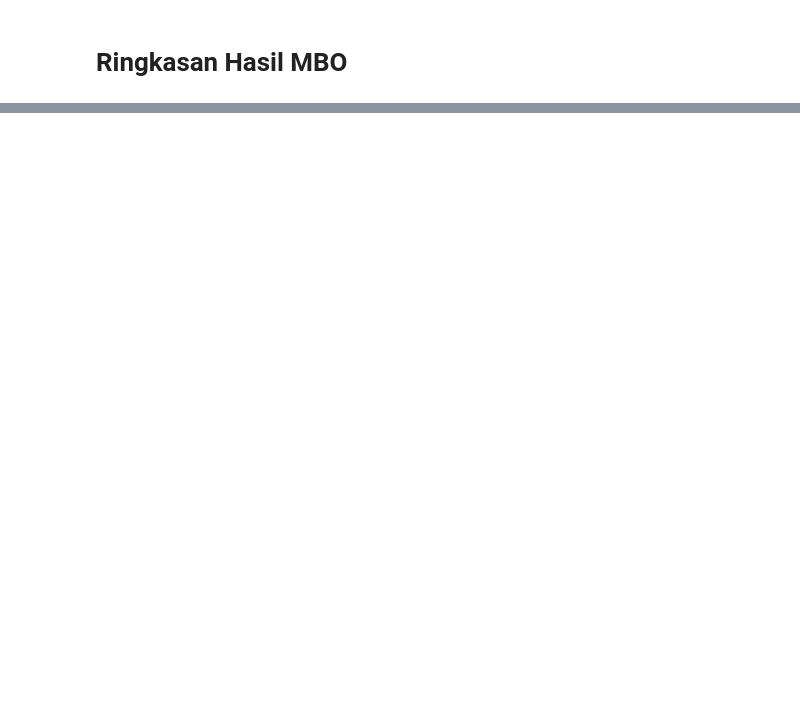
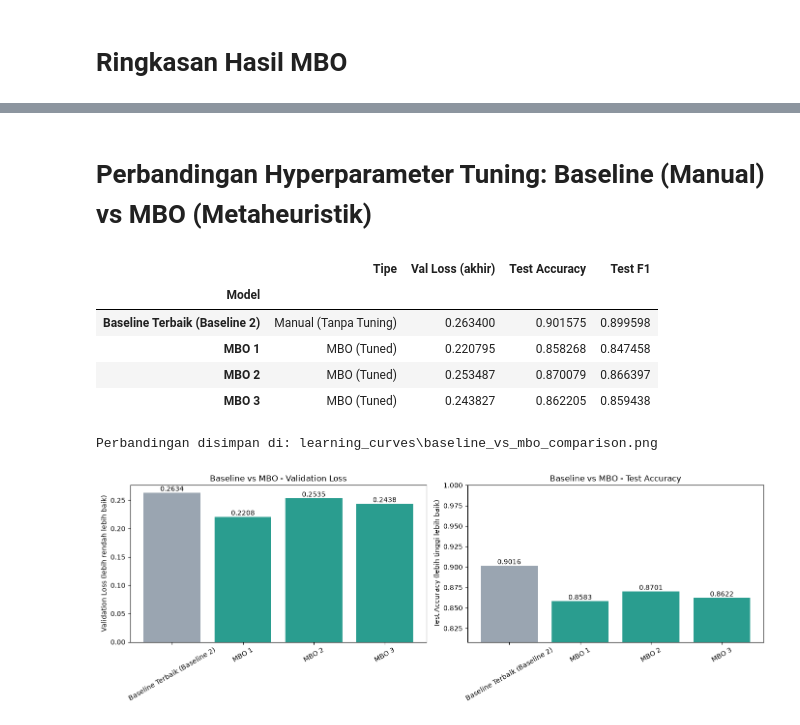
Before and after one commit to EmirAtthariq/Smiles2Vec_LSTM, a Jupyter notebook: smiles2vec_LSTM.ipynb, the cells around one changed output, grey strips where cells are left out. Saved outputs shown, nothing was run; the diff lists cells and outputs as text; code cells hidden in the pictures; blank space fills up the shorter version.

```diff
--- a/smiles2vec_LSTM.ipynb
+++ b/smiles2vec_LSTM.ipynb
@@ -889,0 +938,65 @@ print(f"F1-Score  : {metrics_mbo_test['f1_score']:.4f}")
+# %% [markdown]
+# Perbandingan Hyperparameter Tuning: Baseline (Manual) vs MBO (Metaheuristik)
+# %%
+# Baseline pembanding = konfigurasi manual terbaik (val_loss akhir terendah),
+# analog ke "default parameters" pada GridSearchCV: dipilih tanpa pencarian
+# otomatis, dievaluasi di validation split yang SAMA dengan MBO.
+best_baseline_name = min(
+    baseline_configs,
+    key=lambda name: baseline_histories[name]["val_loss"][-1]
+)
+
+comparison_rows = [{
+    "Model": f"Baseline Terbaik ({best_baseline_name})",
+    "Tipe": "Manual (Tanpa Tuning)",
+    "Val Loss (akhir)": baseline_histories[best_baseline_name]["val_loss"][-1],
+    "Test Accuracy": baseline_eval_results[best_baseline_name]["test"]["accuracy"],
+    "Test F1": baseline_eval_results[best_baseline_name]["test"]["f1_score"],
+}]
+
+for scheme_name, result in mbo_results.items():
+    comparison_rows.append({
+        "Model": scheme_name,
+        "Tipe": "MBO (Tuned)",
+        "Val Loss (akhir)": result["best_fitness"],
+        "Test Accuracy": mbo_eval_results[scheme_name]["test"]["accuracy"],
+        "Test F1": mbo_eval_results[scheme_name]["test"]["f1_score"],
+    })
+
+comparison_df = pd.DataFrame(comparison_rows).set_index("Model")
+display(comparison_df)
+
+# Bar chart
+fig, axes = plt.subplots(1, 2, figsize=(14, 5))
+
+colors = ["#9aa5b1"] + ["#2a9d8f"] * len(mbo_results)
+
+axes[0].bar(comparison_df.index, comparison_df["Val Loss (akhir)"], color=colors)
+axes[0].set_ylabel("Validation Loss (lebih rendah lebih baik)")
+axes[0].set_title("Baseline vs MBO - Validation Loss")
+axes[0].tick_params(axis="x", rotation=30)
+for i, v in enumerate(comparison_df["Val Loss (akhir)"]):
+    axes[0].text(i, v, f"{v:.4f}", ha="center", va="bottom")
+
+axes[1].bar(comparison_df.index, comparison_df["Test Accuracy"], color=colors)
+axes[1].set_ylabel("Test Accuracy (lebih tinggi lebih baik)")
+axes[1].set_ylim(min(comparison_df["Test Accuracy"]) - 0.05, 1.0)
+axes[1].set_title("Baseline vs MBO - Test Accuracy")
+axes[1].tick_params(axis="x", rotation=30)
+for i, v in enumerate(comparison_df["Test Accuracy"]):
+    axes[1].text(i, v, f"{v:.4f}", ha="center", va="bottom")
+
+plt.tight_layout()
+save_path = os.path.join(SAVE_DIR, "baseline_vs_mbo_comparison.png")
+plt.savefig(save_path, dpi=150)
+print(f"Perbandingan disimpan di: {save_path}")
+plt.show()
+# %% [output]
+|  | Tipe | Val Loss (akhir) | Test Accuracy | Test F1 |
+| Model |  |  |  |  |
+| Baseline Terbaik (Baseline 2) | Manual (Tanpa Tuning) | 0.263400 | 0.901575 | 0.899598 |
+| MBO 1 | MBO (Tuned) | 0.220795 | 0.858268 | 0.847458 |
+| MBO 2 | MBO (Tuned) | 0.253487 | 0.870079 | 0.866397 |
+| MBO 3 | MBO (Tuned) | 0.243827 | 0.862205 | 0.859438 |
+Perbandingan disimpan di: learning_curves\baseline_vs_mbo_comparison.png
+[figure, added]
```
Also changed, not shown: parts of 15 cells of this notebook, 17 other files.
